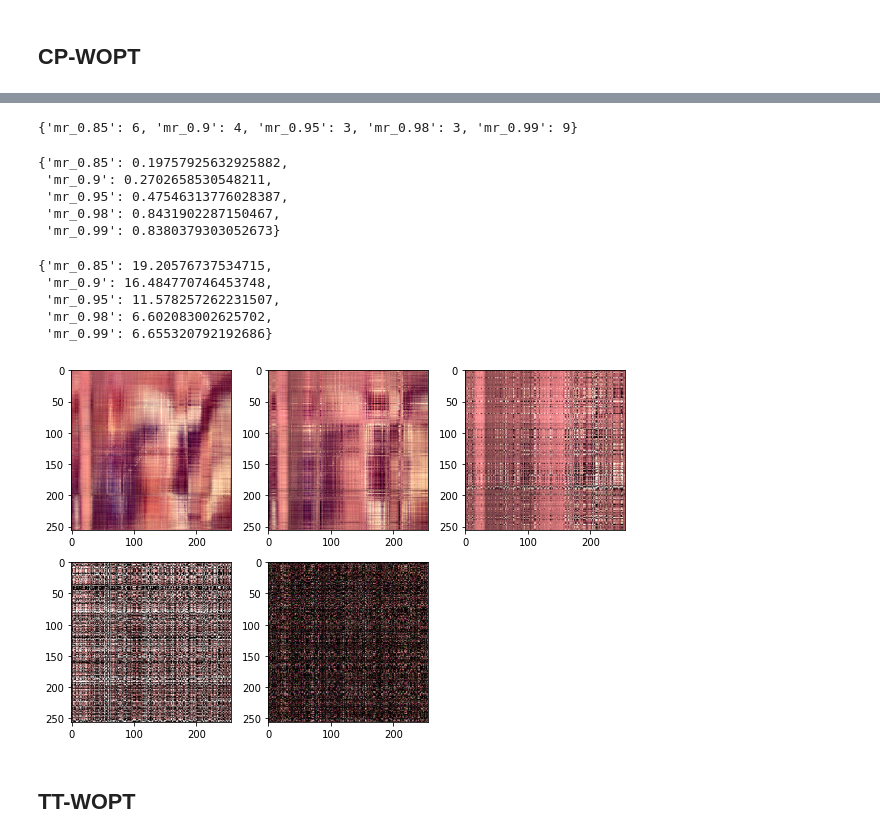
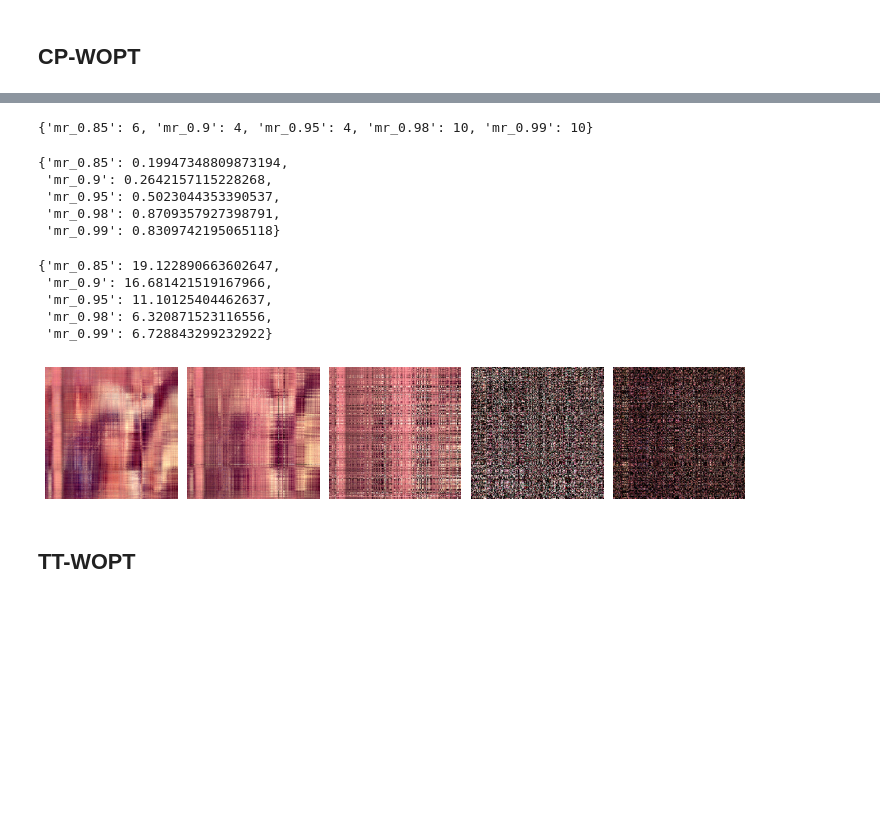
Before and after one commit to BenPaul96/Tensor-Completion, a Jupyter notebook: Code/Notebooks/TTvsCP_WOPT_2.ipynb, the cells around one changed output, grey strips where cells are left out. Saved outputs shown, nothing was run; the diff lists cells and outputs as text; code cells hidden in the pictures; blank space fills up the shorter version.

```diff
--- a/Code/Notebooks/TTvsCP_WOPT_2.ipynb
+++ b/Code/Notebooks/TTvsCP_WOPT_2.ipynb
@@ -61,7 +54,7 @@ img_path = '/content/drive/My Drive/Tensor-Completion/Code/data/lena_red.bmp'
 
 img = cv2.imread(img_path, 1)
 img = cv2.cvtColor(img, cv2.COLOR_BGR2RGB)
-img = cv2.resize(img, (256, 256))
+img = cv2.resize(img, (256, 256)) / 255
 plt.imshow(img)
 print("img shape: ", img.shape)
 
@@ -72,7 +65,7 @@ img shape:  (256, 256, 3)
 # %% [markdown]
 <h2>CP-WOPT</h2>
 # %%
-def run_CP_experiment(img, missing_rates, ranks=[10], n_epochs=10000):
+def run_CP_experiment(img, missing_rates, ranks=[10], n_epochs=10000, gtol=1e-6):
   best_ranks = {}
   rses = {}
   psnrs = {}
@@ -83,22 +76,26 @@ def run_CP_experiment(img, missing_rates, ranks=[10], n_epochs=10000):
     best_psnr = 0
 
     for rank in ranks:
+      start = time.time()
       # Mask the tensor
       img_masked = mask_img(img, missing_rate)
 
       # Train the model
       model = CP_WOPT_Model(img_masked, rank, init="normal", optimization="ncg")
-      model.train(n_epochs)
+      model.train(n_epochs, gtol)
 
       # Compute the RSE of our prediction
       prediction = model.predict()
-      prediction = prediction.clip(0, 255)
-      rse = RSE(img/255, prediction/255)
-      psnr = PSNR(img, prediction)
+      prediction = prediction.clip(0, 1)
+      rse = RSE(img, prediction)
+      psnr = PSNR(img*255, prediction*255)
+      end = time.time()
 
+      print("mr:", missing_rate)
       print("rank:", rank)
       print("rse:", rse)
       print("psnr:", psnr)
+      print("time:", end-start)
 
       if rse < best_rse and psnr > best_psnr:
         best_ranks[f"mr_{missing_rate}"] = rank
@@ -111,7 +108,8 @@ def run_CP_experiment(img, missing_rates, ranks=[10], n_epochs=10000):
 
   return predictions, rses, psnrs, best_ranks
 # %%
+# Run CP experiments
 missing_rates = [0.85, 0.9, 0.95, 0.98, 0.99]
-ranks = range(3, 10)
-predictions, rses, psnrs, best_ranks = run_CP_experiment(img, missing_rates, ranks=ranks, n_epochs=10000)
+ranks = range(4, 11, 2)
+predictions, rses, psnrs, best_ranks = run_CP_experiment(img, missing_rates, ranks=ranks)
 # %% [output]
@@ -135,32 +133,36 @@ psnr: 6.655320792192686
 # %%
 best_ranks
 # %% [output]
-{'mr_0.85': 6, 'mr_0.9': 4, 'mr_0.95': 3, 'mr_0.98': 3, 'mr_0.99': 9}
+{'mr_0.85': 6, 'mr_0.9': 4, 'mr_0.95': 4, 'mr_0.98': 10, 'mr_0.99': 10}
 # %%
 rses
 # %% [output]
-{'mr_0.85': 0.19757925632925882,
- 'mr_0.9': 0.2702658530548211,
- 'mr_0.95': 0.47546313776028387,
- 'mr_0.98': 0.8431902287150467,
- 'mr_0.99': 0.8380379303052673}
+{'mr_0.85': 0.19947348809873194,
+ 'mr_0.9': 0.2642157115228268,
+ 'mr_0.95': 0.5023044353390537,
+ 'mr_0.98': 0.8709357927398791,
+ 'mr_0.99': 0.8309742195065118}
 # %%
 psnrs
 # %% [output]
-{'mr_0.85': 19.20576737534715,
- 'mr_0.9': 16.484770746453748,
- 'mr_0.95': 11.578257262231507,
- 'mr_0.98': 6.602083002625702,
- 'mr_0.99': 6.655320792192686}
+{'mr_0.85': 19.122890663602647,
+ 'mr_0.9': 16.681421519167966,
+ 'mr_0.95': 11.10125404462637,
+ 'mr_0.98': 6.320871523116556,
+ 'mr_0.99': 6.728843299232922}
 # %%
 fig = plt.figure(figsize=(10, 10))
+
 n_img = len(missing_rates)
 
 for i, prediction in enumerate(predictions.values()):
-  fig.add_subplot(3, 3, i+1)
-  plt.imshow(cp.asnumpy(prediction).astype(int))
+  fig.add_subplot(3, 5, i+1)
+  plt.axis("off")
+  plt.imshow(cp.asnumpy(prediction))
+
+fig.tight_layout(pad=1.0)
 # %% [output]
-[figure, old version]
+[figure, new version]
 # %% [markdown]
 <h2>TT-WOPT</h2>
 # %% [markdown]
```
Also changed, not shown: parts of 20 cells of this notebook, 12 other files.
